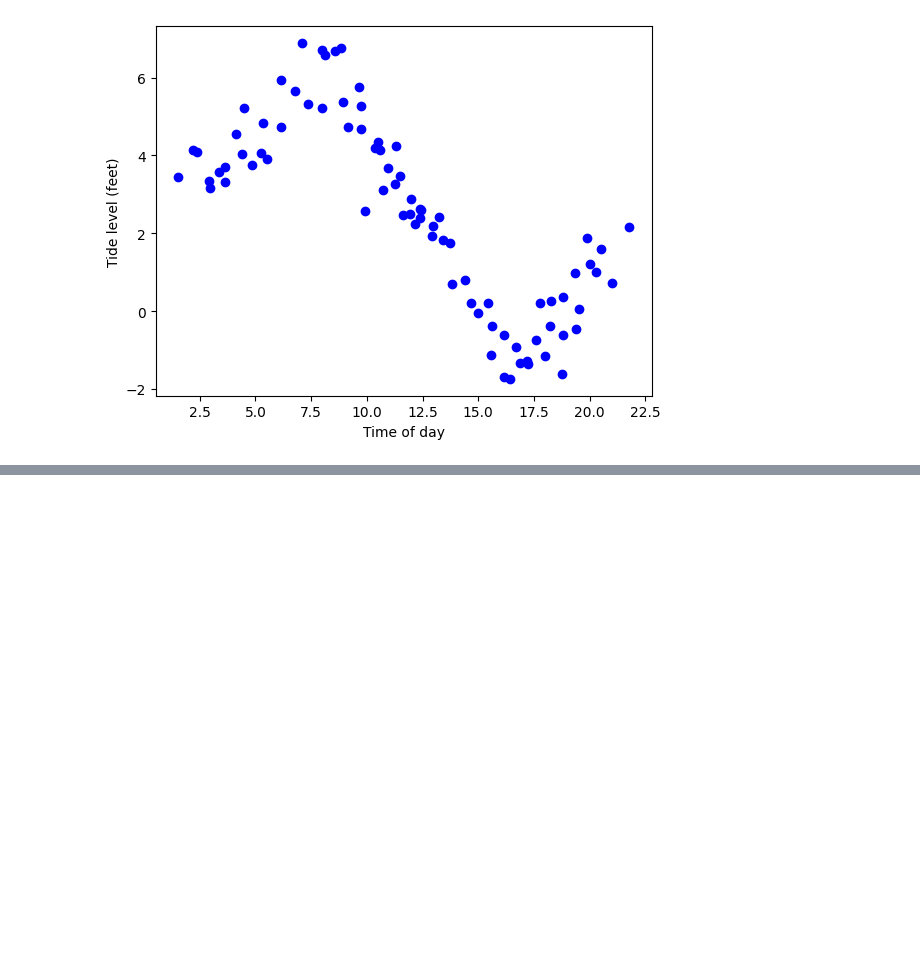
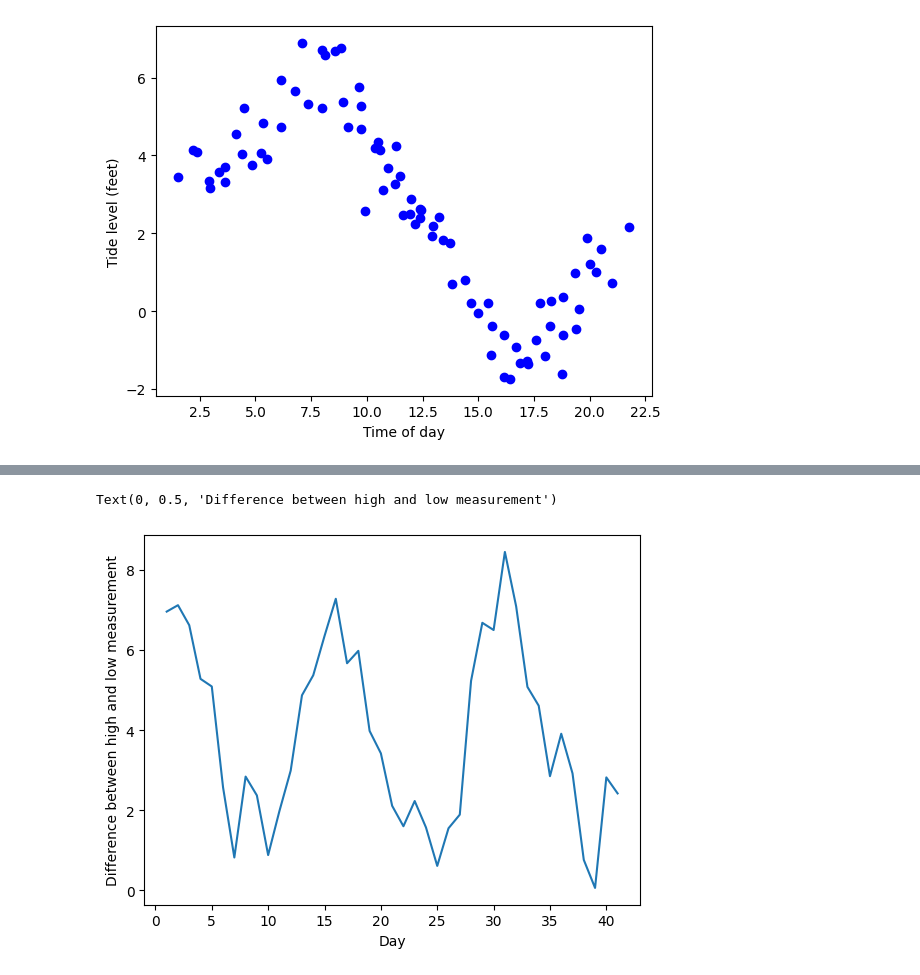
Before and after one commit to carburto/astr19_group_a9, a Jupyter notebook: group_project_data.ipynb, the cells around one changed output, grey strips where cells are left out. Drawn from its saved outputs; the diff is of its cells as text; code cells hidden in the pictures; blank space fills up the shorter version.

```diff
--- a/group_project_data.ipynb
+++ b/group_project_data.ipynb
@@ -70,0 +122,18 @@ Text(0, 0.5, 'Tide level (feet)')
+# %%
+data3 = Table()
+data3['1'] = [6.57, 5.38, 5.26, 4.13, 3.48, 2.62, 1.83, 3.57, 4.54, 3.76, 3.9, 4.73, 5.66, 5.33, 5.23, 6.67, 4.74, 4.69, 4.2, 3.68, 2.47, 2.59, 4.1, 3.17, 3.71, 4.04, 4.07, 5.93, 6.89, 6.72, 6.77, 5.77, 4.35, 4.23, 2.24, 3.45, 4.13, 3.34, 3.32, 5.21, 4.83]
+#First value on each day
+data3['2'] = [-0.39, -1.74, -1.36, -1.15, -1.61, 0.05, 1.01, 0.73, 2.17, 2.88, 1.92, 1.74, 0.79, -0.04, -1.12, -0.61, -0.93, -1.29, 0.22, 0.26, 0.36, 0.99, 1.87, 1.6, 3.1, 2.49, 2.18, 0.7, 0.21, 0.22, -1.68, -1.32, -0.73, -0.38, -0.61, -0.46, 1.21, 2.58, 3.26, 2.39, 2.41]
+#Second value on each day
+data3['3'] = range(1, 41+1)
+
+xday = data3['3']
+y3 = (data3['1'] - data3['2'])
+#Difference in each day's two measurements
+
+plt.plot(x3, y3)
+plt.xlabel("Day")
+plt.ylabel('Difference between high and low measurement')
+# %% [output]
+Text(0, 0.5, 'Difference between high and low measurement')
+[figure, added]
```
Also changed, not shown: parts of 7 cells of this notebook.
